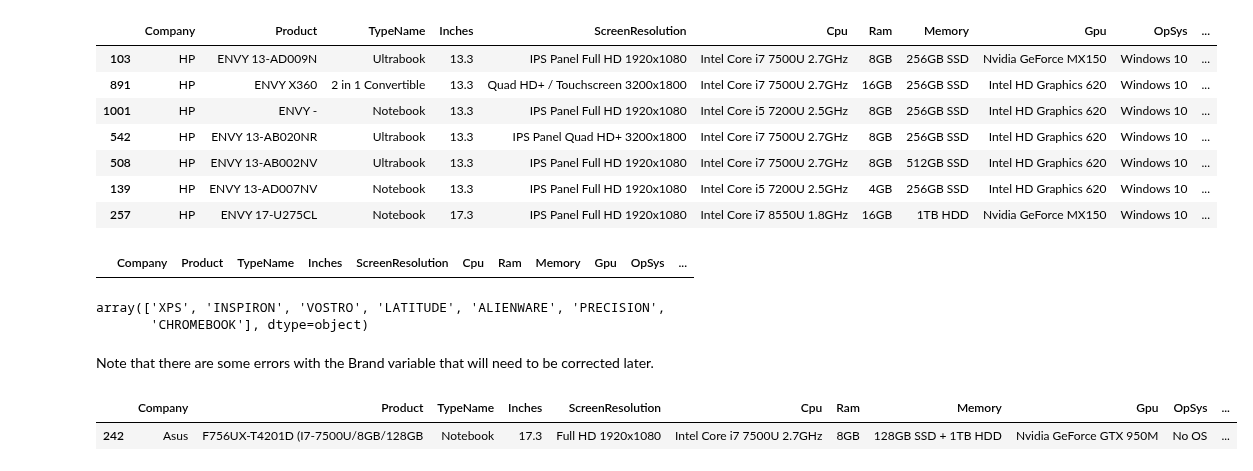
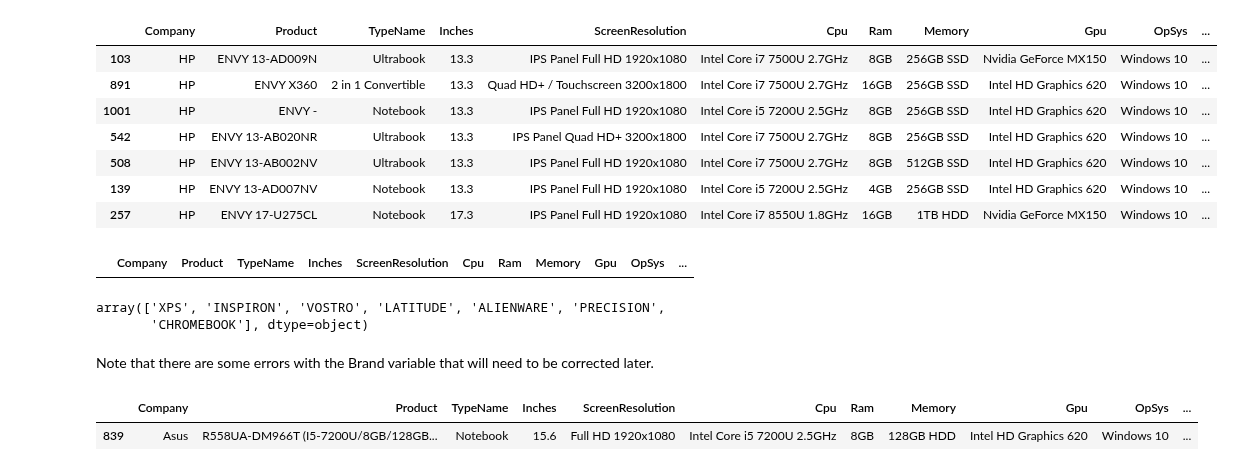
Before and after one commit to ryan-ferns/project_laptop_prices, a Jupyter notebook: laptop-prices-project.ipynb, the cells around one changed output. Cells and saved outputs as stored; diff of their text form; code cells hidden in the pictures.

Commit message:
Started listing changes to be made to the Brand variable.

```diff
--- a/laptop-prices-project.ipynb
+++ b/laptop-prices-project.ipynb
@@ -2737,7 +2792,7 @@ array(['XPS', 'INSPIRON', 'VOSTRO', 'LATITUDE', 'ALIENWARE', 'PRECISION',
 Note that there are some errors with the Brand variable that will
 need to be corrected later.
 # %%
-train[(train['Brand'] == 'F756UX-T4201D')]
+train[(train['Brand'].str.startswith('R5'))]
 # %% [output]
 |  | Company | Product | TypeName | Inches | ScreenResolution | Cpu | Ram | Memory | Gpu | OpSys | ... |
-| 242 | Asus | F756UX-T4201D (I7-7500U/8GB/128GB | Notebook | 17.3 | Full HD 1920x1080 | Intel Core i7 7500U 2.7GHz | 8GB | 128GB SSD + 1TB HDD | Nvidia GeForce GTX 950M | No OS | ... |
+| 839 | Asus | R558UA-DM966T (I5-7200U/8GB/128GB... | Notebook | 15.6 | Full HD 1920x1080 | Intel Core i5 7200U 2.5GHz | 8GB | 128GB HDD | Intel HD Graphics 620 | Windows 10 | ... |
```
Also changed, not shown: parts of 3 cells of this notebook.
